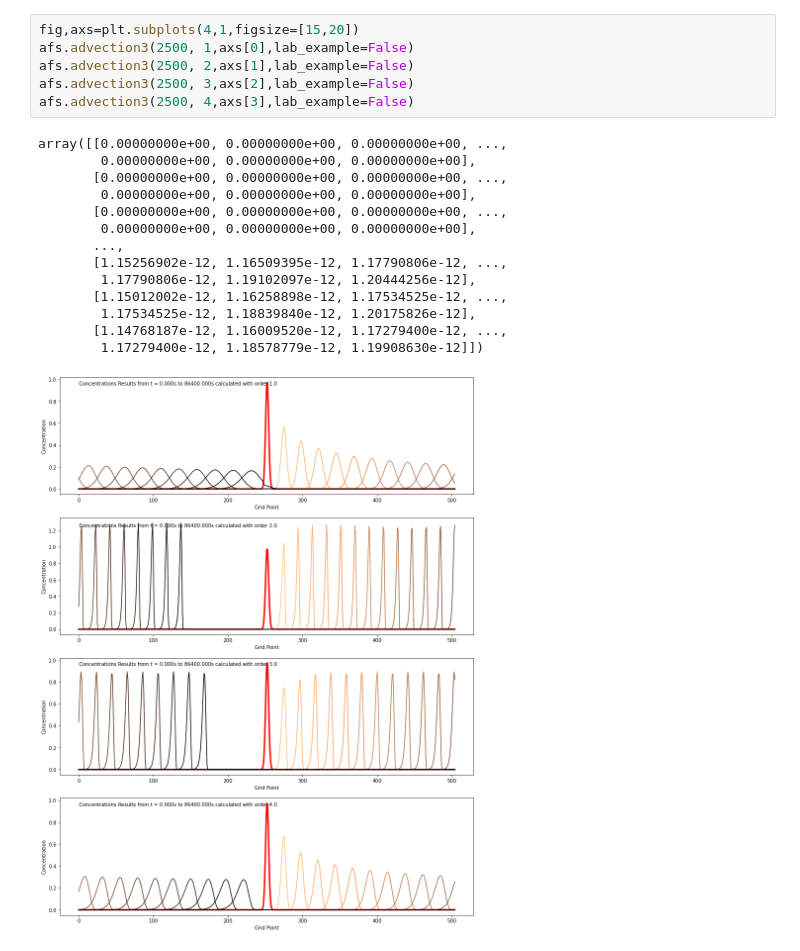
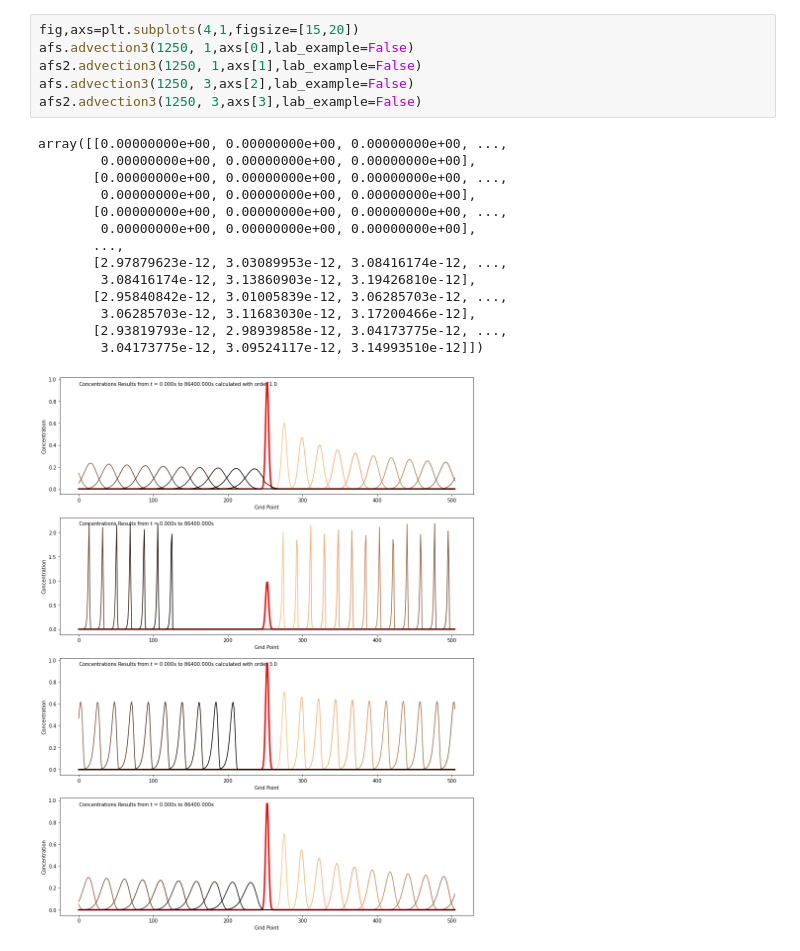
Before and after one commit to JoseEOAS/numeric_2022, a Jupyter notebook: notebooks/lab10/01-lab10-Jvalenti.ipynb, the cells around one changed output. Drawn from its saved outputs; the diff is of its cells as text.

```diff
--- a/notebooks/lab10/01-lab10-Jvalenti.ipynb
+++ b/notebooks/lab10/01-lab10-Jvalenti.ipynb
@@ -58,21 +111,21 @@ array([[0.00000000e+00, 0.00000000e+00, 0.00000000e+00, ...,
 # %%
 fig,axs=plt.subplots(4,1,figsize=[15,20])
-afs.advection3(2500, 1,axs[0],lab_example=False)
-afs.advection3(2500, 2,axs[1],lab_example=False)
-afs.advection3(2500, 3,axs[2],lab_example=False)
-afs.advection3(2500, 4,axs[3],lab_example=False)
+afs.advection3(1250, 1,axs[0],lab_example=False)
+afs2.advection3(1250, 1,axs[1],lab_example=False)
+afs.advection3(1250, 3,axs[2],lab_example=False)
+afs2.advection3(1250, 3,axs[3],lab_example=False)
 # %% [output]
 array([[0.00000000e+00, 0.00000000e+00, 0.00000000e+00, ...,
         0.00000000e+00, 0.00000000e+00, 0.00000000e+00],
        [0.00000000e+00, 0.00000000e+00, 0.00000000e+00, ...,
         0.00000000e+00, 0.00000000e+00, 0.00000000e+00],
        [0.00000000e+00, 0.00000000e+00, 0.00000000e+00, ...,
         0.00000000e+00, 0.00000000e+00, 0.00000000e+00],
        ...,
-       [1.15256902e-12, 1.16509395e-12, 1.17790806e-12, ...,
-        1.17790806e-12, 1.19102097e-12, 1.20444256e-12],
-       [1.15012002e-12, 1.16258898e-12, 1.17534525e-12, ...,
-        1.17534525e-12, 1.18839840e-12, 1.20175826e-12],
-       [1.14768187e-12, 1.16009520e-12, 1.17279400e-12, ...,
-        1.17279400e-12, 1.18578779e-12, 1.19908630e-12]])
+       [2.97879623e-12, 3.03089953e-12, 3.08416174e-12, ...,
+        3.08416174e-12, 3.13860903e-12, 3.19426810e-12],
+       [2.95840842e-12, 3.01005839e-12, 3.06285703e-12, ...,
+        3.06285703e-12, 3.11683030e-12, 3.17200466e-12],
+       [2.93819793e-12, 2.98939858e-12, 3.04173775e-12, ...,
+        3.04173775e-12, 3.09524117e-12, 3.14993510e-12]])
-[figure, old version]
+[figure, new version]
```
Also changed, not shown: parts of 10 cells of this notebook, 3 other files.
